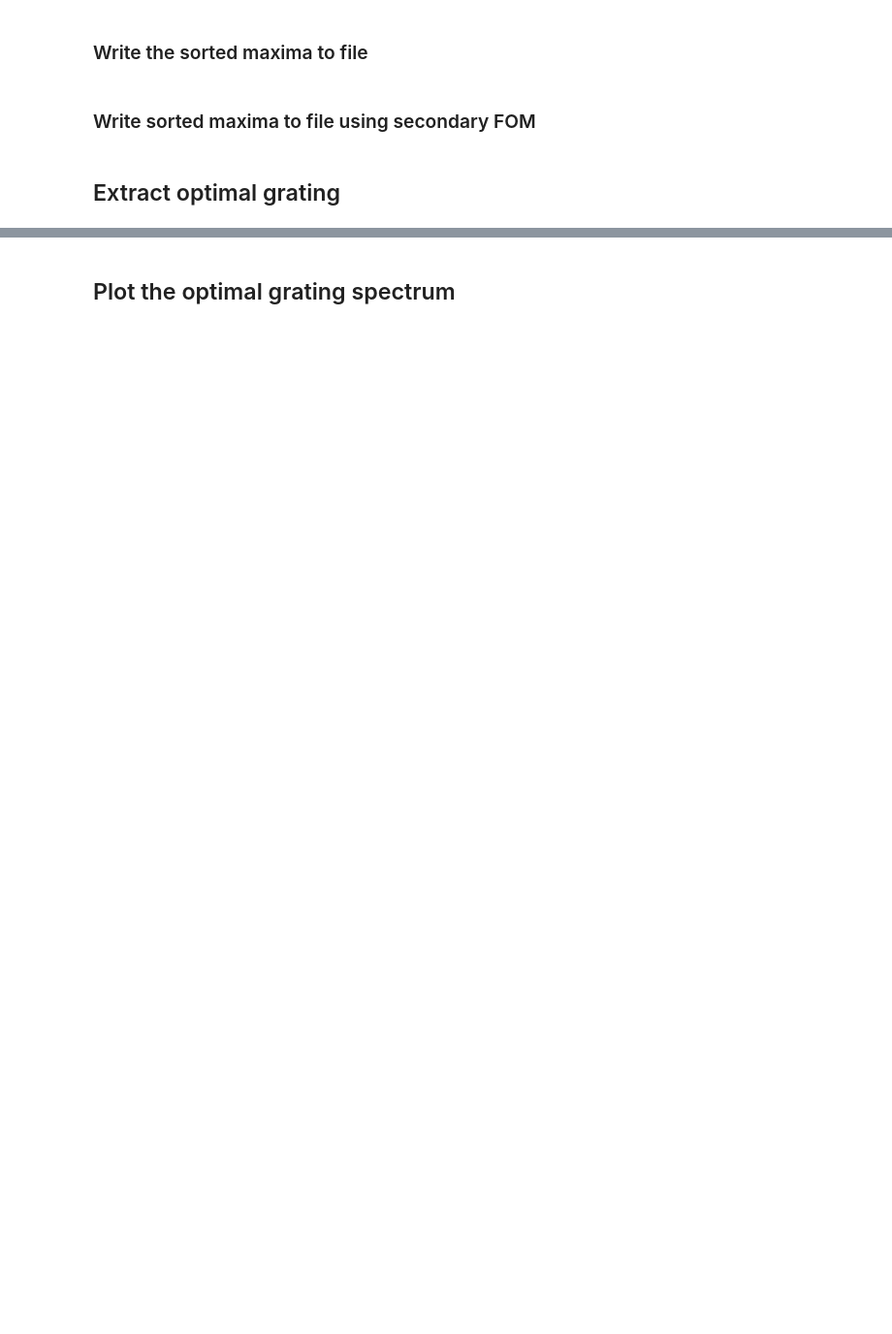
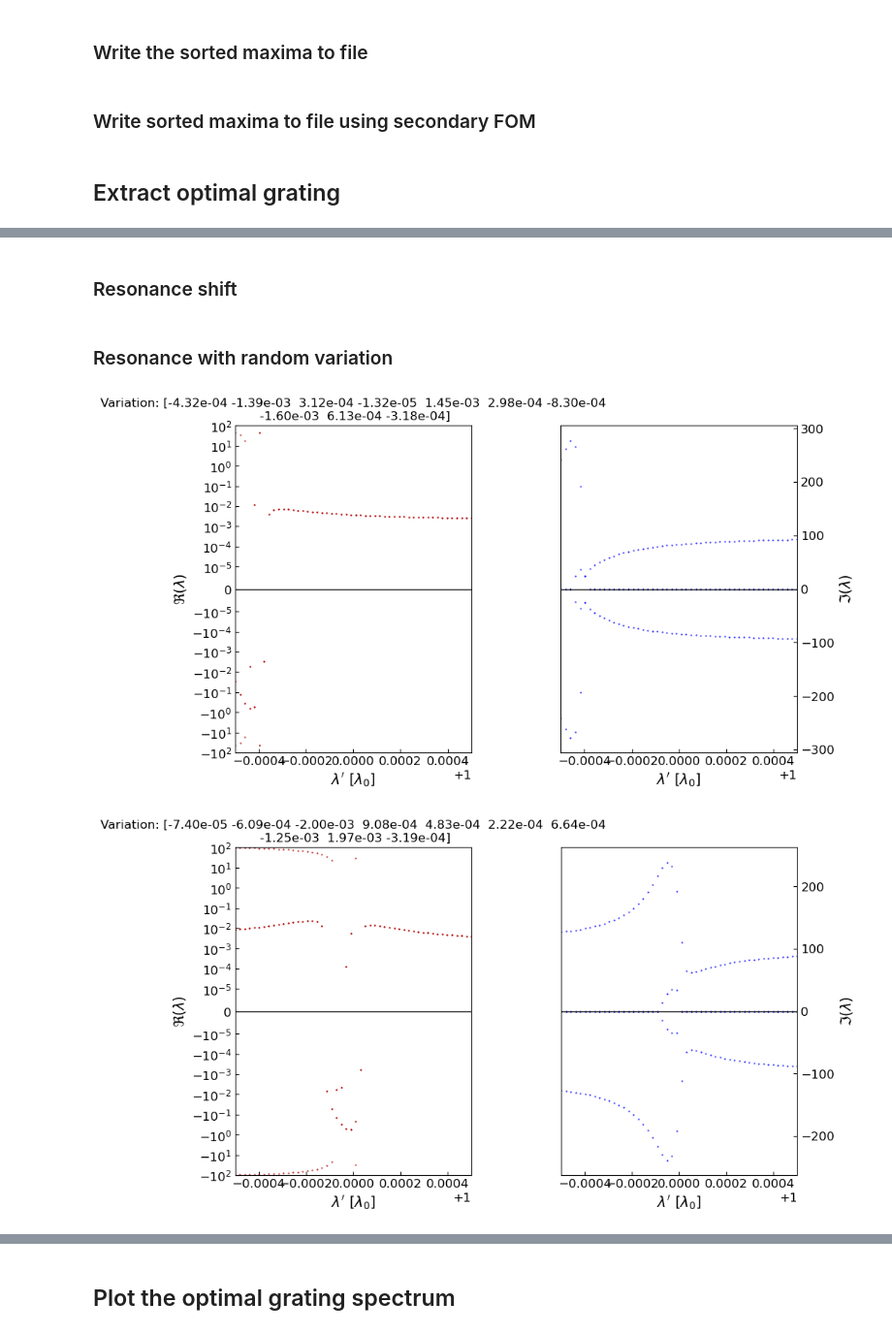
Before and after one commit to jadonylin/relativistic-lightsail-dynamics, a Jupyter notebook: Optimisation/run_parallel_extract.ipynb, the cells around one changed output, grey strips where cells are left out. Shown at 97% size. Cells and saved outputs as stored; diff of their text form; code cells hidden in the pictures; blank space fills up the shorter version.

```diff
--- a/Optimisation/run_parallel_extract.ipynb
+++ b/Optimisation/run_parallel_extract.ipynb
@@ -8,6 +8,8 @@ This notebook extracts the optimised grating data from the formatted .pkl files
 ### IMPORTS ###
 import sys
 sys.path.append('../')
+
+from copy import deepcopy
 
 import autolib
 import fom
@@ -20,14 +22,15 @@ user_home_path_full = user_home_path.expanduser()
 final_speed = 20.
 num_cores = 200
 maxtime = 1440
-runID = "Fkpr_unstablemonochrome_fixgaussian20_50GW"
+
+# runID = "Fkpr_unstablemonochrome_fixgaussian20_50GW"
 # runID = "Fasympmonochrome_fixgaussian20_50GW_nG30"
-# runID = "Fasymp20_fixgaussian20_50GW"
+runID = f"Fasymp{int(final_speed)}_fixgaussian20_50GW"
 
 common_path = user_home_path_full / "Library/CloudStorage/OneDrive-TheUniversityofSydney(Students)/Doppler Damping - Jadon Lin/Documentation/Data/relativistic-lightsail-dynamics/Optimisation/Jadon's results"
-# custom_folder_path = f"Fasymp/final_speed{int(final_speed)}/maxtime{int(maxtime)}/{runID}"
+custom_folder_path = f"Fasymp/final_speed{int(final_speed)}/maxtime{int(maxtime)}/{runID}"
 # custom_folder_path = f"Fasymp/mono/maxtime{int(maxtime)}/{runID}"
-custom_folder_path = f"Fkpr_unstable/mono/maxtime{int(maxtime)}/{runID}"
+# custom_folder_path = f"Fkpr_unstable/mono/maxtime{int(maxtime)}/{runID}"
 fname_preamble = common_path / custom_folder_path
 
 # import pathlib
@@ -184,0 +187,2 @@ RuntimeError: level.has_value() && level <= current_level INTERNAL ASSERT FAILED
+# %% [markdown]
+### Resonance shift
@@ -184,0 +211,32 @@ RuntimeError: level.has_value() && level <= current_level INTERNAL ASSERT FAILED
+# %% [markdown]
+### Resonance with random variation
+# %%
+import matplotlib.pyplot as plt
+
+rn = np.random.RandomState(2026)
+n_samples = 3
+original_params = deepcopy(opt_grating.to_numpy(opt_params))
+sd = 0.001
+variation_factors = rn.randn(n_samples, len(opt_params))*sd + 1.  # random variations within ±1%
+
+angle = 0.
+n_plot = 50
+
+# wavelength_range = [0.999983,1.00002]
+w_range = 1e-3
+wavelength_range = np.array([1-w_range/2,1+w_range/2])
+
+for v in variation_factors:
+    test_params = original_params*v
+    grating = TwoBox(*test_params, wavelength=1., angle=0., Nx=opt_grating.Nx, nG=opt_grating.nG, Qabs=np.inf, RCWA_engine=opt_grating.RCWA_engine, torcwa_edge_sharpness=opt_grating.torcwa_edge_sharpness)
+    eig_fig, eig_ax = grating.show_Eigs(wavelength_range, I0, n_plot, False, False, 'o')
+    eig_ax[0].set_yscale("symlog", linthresh=1e-5)
+    eig_ax[0].set_ylim(-1e2,1e2)
+    variation_display = np.array2string(v-1, precision=2)
+    eig_ax[0].set_title(f"Variation: {variation_display}")
+    # eig_ax[0].ticklabel_format(axis='x', style='sci', scilimits=(np.log10(w_range)-1,np.log10(w_range)-1))
+
+    eig_fig.savefig(save_fname / f"eigvals_ensemble/variation{v}.pdf", bbox_inches = "tight")
+# %% [output]
+[figure, added]
+[figure, added]
```
Also changed, not shown: parts of 12 cells of this notebook.
